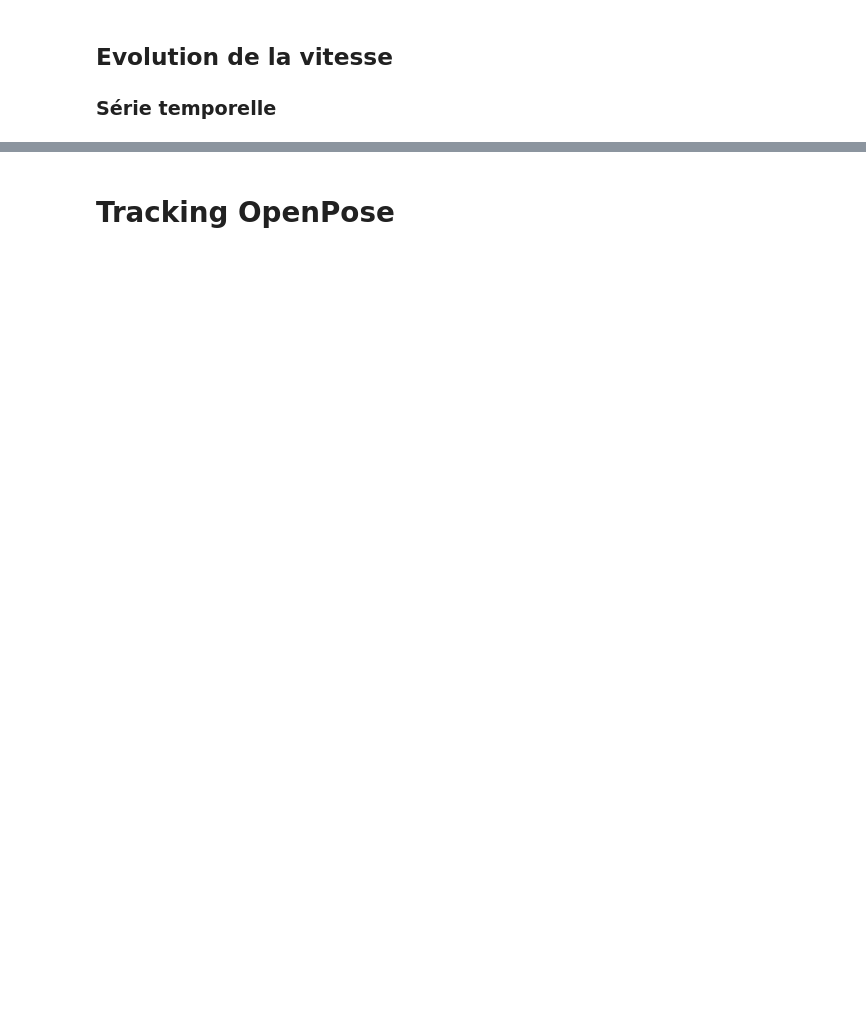
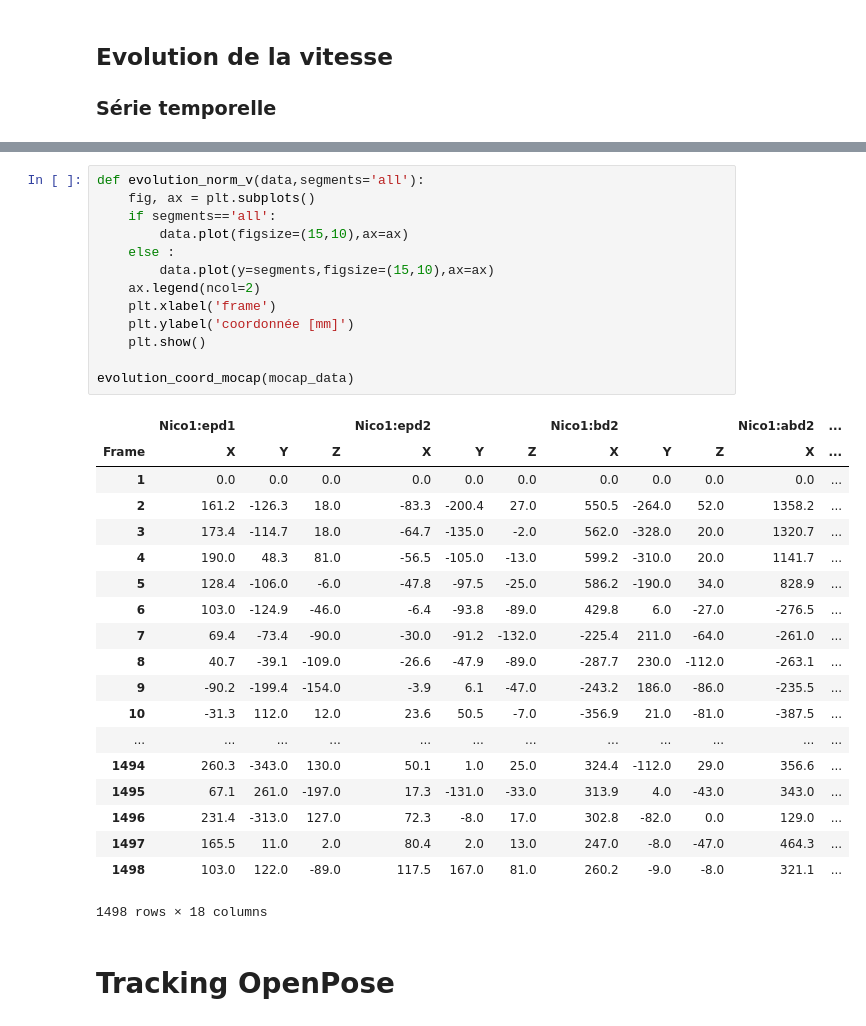
Before and after one commit to AmigoCap/MultiAcqui, a Jupyter notebook: 211019_NicoGabin_carre/01-Comparaison_Mocap_OpenPose_Square.ipynb, the cells around one changed output, grey strips where cells are left out. Saved outputs shown, nothing was run; the diff lists cells and outputs as text; blank space fills up the shorter version.

```diff
--- a/211019_NicoGabin_carre/01-Comparaison_Mocap_OpenPose_Square.ipynb
+++ b/211019_NicoGabin_carre/01-Comparaison_Mocap_OpenPose_Square.ipynb
@@ -169,3 +189,36 @@ AttributeError: 'NoneType' object has no attribute 'remove_callback'
+# %%
+def evolution_norm_v(data,segments='all'):
+    fig, ax = plt.subplots()
+    if segments=='all':
+        data.plot(figsize=(15,10),ax=ax)
+    else :
+        data.plot(y=segments,figsize=(15,10),ax=ax)
+    ax.legend(ncol=2)
+    plt.xlabel('frame')
+    plt.ylabel('coordonnée [mm]')
+    plt.show()
+
+evolution_coord_mocap(mocap_data)
+# %% [output]
+|  | Nico1:epd1 |  |  | Nico1:epd2 |  |  | Nico1:bd2 |  |  | Nico1:abd2 | ... |
+| Frame | X | Y | Z | X | Y | Z | X | Y | Z | X | ... |
+| 1 | 0.0 | 0.0 | 0.0 | 0.0 | 0.0 | 0.0 | 0.0 | 0.0 | 0.0 | 0.0 | ... |
+| 2 | 161.2 | -126.3 | 18.0 | -83.3 | -200.4 | 27.0 | 550.5 | -264.0 | 52.0 | 1358.2 | ... |
+| 3 | 173.4 | -114.7 | 18.0 | -64.7 | -135.0 | -2.0 | 562.0 | -328.0 | 20.0 | 1320.7 | ... |
+| 4 | 190.0 | 48.3 | 81.0 | -56.5 | -105.0 | -13.0 | 599.2 | -310.0 | 20.0 | 1141.7 | ... |
+| 5 | 128.4 | -106.0 | -6.0 | -47.8 | -97.5 | -25.0 | 586.2 | -190.0 | 34.0 | 828.9 | ... |
+| 6 | 103.0 | -124.9 | -46.0 | -6.4 | -93.8 | -89.0 | 429.8 | 6.0 | -27.0 | -276.5 | ... |
+| 7 | 69.4 | -73.4 | -90.0 | -30.0 | -91.2 | -132.0 | -225.4 | 211.0 | -64.0 | -261.0 | ... |
+| 8 | 40.7 | -39.1 | -109.0 | -26.6 | -47.9 | -89.0 | -287.7 | 230.0 | -112.0 | -263.1 | ... |
+| 9 | -90.2 | -199.4 | -154.0 | -3.9 | 6.1 | -47.0 | -243.2 | 186.0 | -86.0 | -235.5 | ... |
+| 10 | -31.3 | 112.0 | 12.0 | 23.6 | 50.5 | -7.0 | -356.9 | 21.0 | -81.0 | -387.5 | ... |
+| ... | ... | ... | ... | ... | ... | ... | ... | ... | ... | ... | ... |
+| 1494 | 260.3 | -343.0 | 130.0 | 50.1 | 1.0 | 25.0 | 324.4 | -112.0 | 29.0 | 356.6 | ... |
+| 1495 | 67.1 | 261.0 | -197.0 | 17.3 | -131.0 | -33.0 | 313.9 | 4.0 | -43.0 | 343.0 | ... |
+| 1496 | 231.4 | -313.0 | 127.0 | 72.3 | -8.0 | 17.0 | 302.8 | -82.0 | 0.0 | 129.0 | ... |
+| 1497 | 165.5 | 11.0 | 2.0 | 80.4 | 2.0 | 13.0 | 247.0 | -8.0 | -47.0 | 464.3 | ... |
+| 1498 | 103.0 | 122.0 | -89.0 | 117.5 | 167.0 | 81.0 | 260.2 | -9.0 | -8.0 | 321.1 | ... |
+1498 rows × 18 columns
 # %% [markdown]
 # Tracking OpenPose
 # %% [markdown]
```
Also changed, not shown: parts of 3 cells of this notebook, 3 other files.
